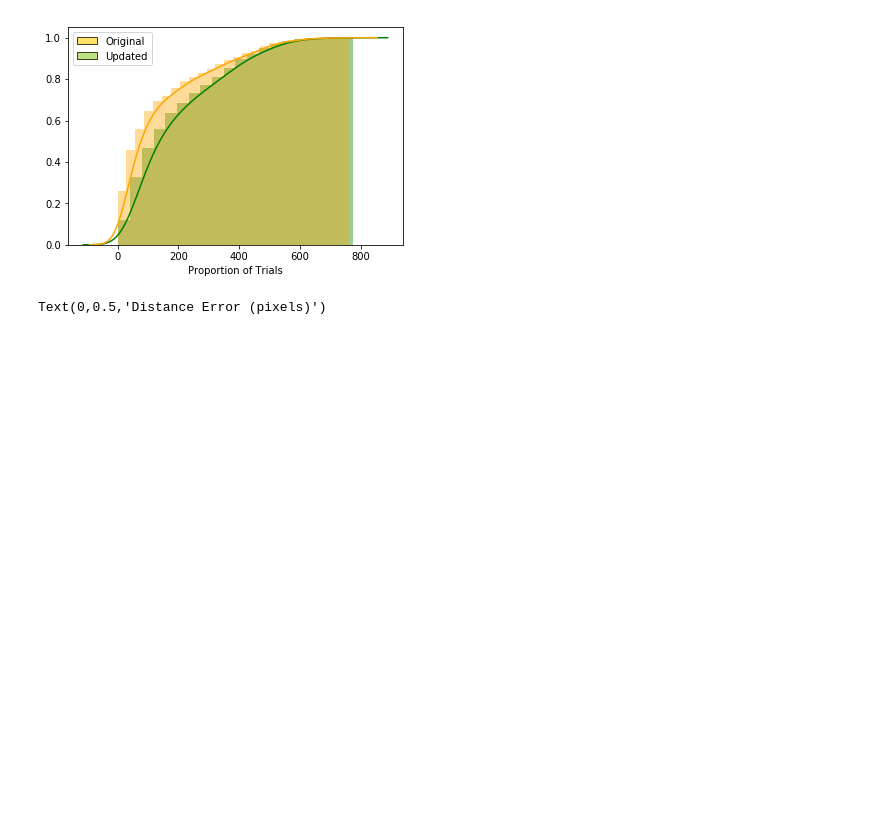
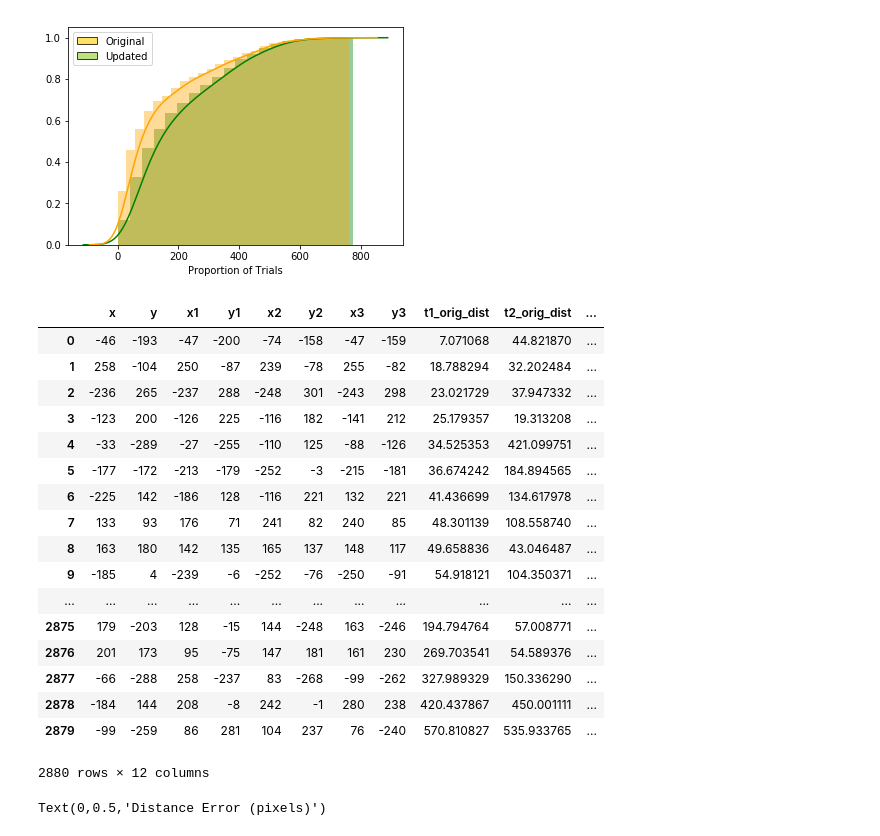
Before and after one commit to donnajobridge/data_visualizations, a Jupyter notebook: react/reactivation_visuals.ipynb, the cells around one changed output. Drawn from its saved outputs; the diff is of its cells as text; code cells hidden in the pictures; blank space fills up the shorter version.

```diff
--- a/react/reactivation_visuals.ipynb
+++ b/react/reactivation_visuals.ipynb
@@ -159,8 +168,28 @@ cum_kde.savefig('react_cum_kde.png')
 # %%
 finaldist=pd.melt(react, id_vars=['x', 'y', 'x1', 'y1', 'x2', 'y2', 'x3', 'y3',
                                   't1_orig_dist', 't2_orig_dist'],
                                   value_vars=['t3_orig_dist', 't3_t2_dist'],
                   var_name='final_mem',value_name='final_dist')
+finaldist
+# %% [output]
+|  | x | y | x1 | y1 | x2 | y2 | x3 | y3 | t1_orig_dist | t2_orig_dist | ... |
+| 0 | -46 | -193 | -47 | -200 | -74 | -158 | -47 | -159 | 7.071068 | 44.821870 | ... |
+| 1 | 258 | -104 | 250 | -87 | 239 | -78 | 255 | -82 | 18.788294 | 32.202484 | ... |
+| 2 | -236 | 265 | -237 | 288 | -248 | 301 | -243 | 298 | 23.021729 | 37.947332 | ... |
+| 3 | -123 | 200 | -126 | 225 | -116 | 182 | -141 | 212 | 25.179357 | 19.313208 | ... |
+| 4 | -33 | -289 | -27 | -255 | -110 | 125 | -88 | -126 | 34.525353 | 421.099751 | ... |
+| 5 | -177 | -172 | -213 | -179 | -252 | -3 | -215 | -181 | 36.674242 | 184.894565 | ... |
+| 6 | -225 | 142 | -186 | 128 | -116 | 221 | 132 | 221 | 41.436699 | 134.617978 | ... |
+| 7 | 133 | 93 | 176 | 71 | 241 | 82 | 240 | 85 | 48.301139 | 108.558740 | ... |
+| 8 | 163 | 180 | 142 | 135 | 165 | 137 | 148 | 117 | 49.658836 | 43.046487 | ... |
+| 9 | -185 | 4 | -239 | -6 | -252 | -76 | -250 | -91 | 54.918121 | 104.350371 | ... |
+| ... | ... | ... | ... | ... | ... | ... | ... | ... | ... | ... | ... |
+| 2875 | 179 | -203 | 128 | -15 | 144 | -248 | 163 | -246 | 194.794764 | 57.008771 | ... |
+| 2876 | 201 | 173 | 95 | -75 | 147 | 181 | 161 | 230 | 269.703541 | 54.589376 | ... |
+| 2877 | -66 | -288 | 258 | -237 | 83 | -268 | -99 | -262 | 327.989329 | 150.336290 | ... |
+| 2878 | -184 | 144 | 208 | -8 | 242 | -1 | 280 | 238 | 420.437867 | 450.001111 | ... |
+| 2879 | -99 | -259 | 86 | 281 | 104 | 237 | 76 | -240 | 570.810827 | 535.933765 | ... |
+2880 rows × 12 columns
 # %%
 viosplit=sns.violinplot(x="final_mem", y="final_dist", data=finaldist, palette="Set2")
 plt.xticks([0,1],['Original', 'Updated'])
```
Also changed, not shown: parts of 11 cells of this notebook, 35 other files.
